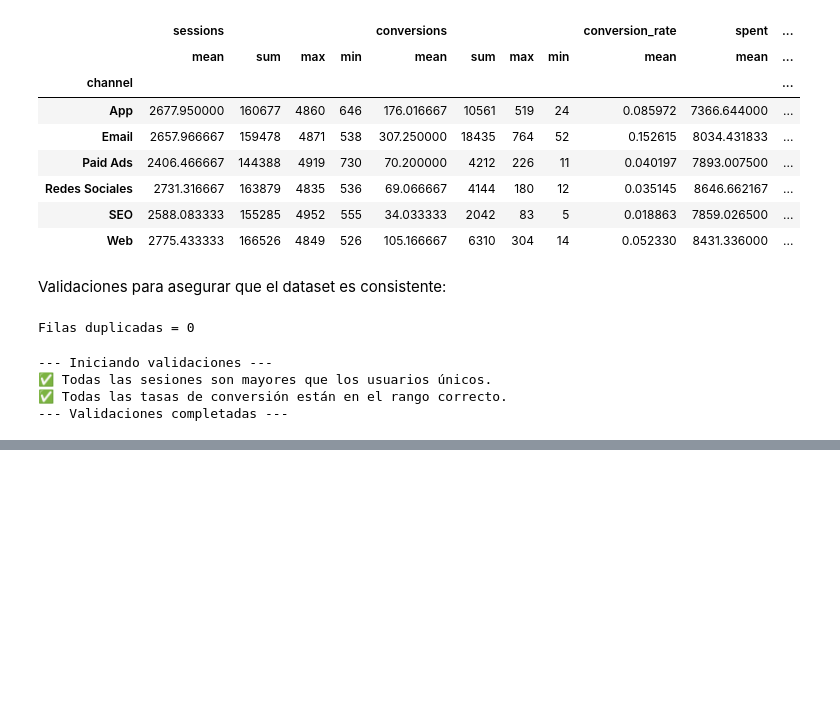
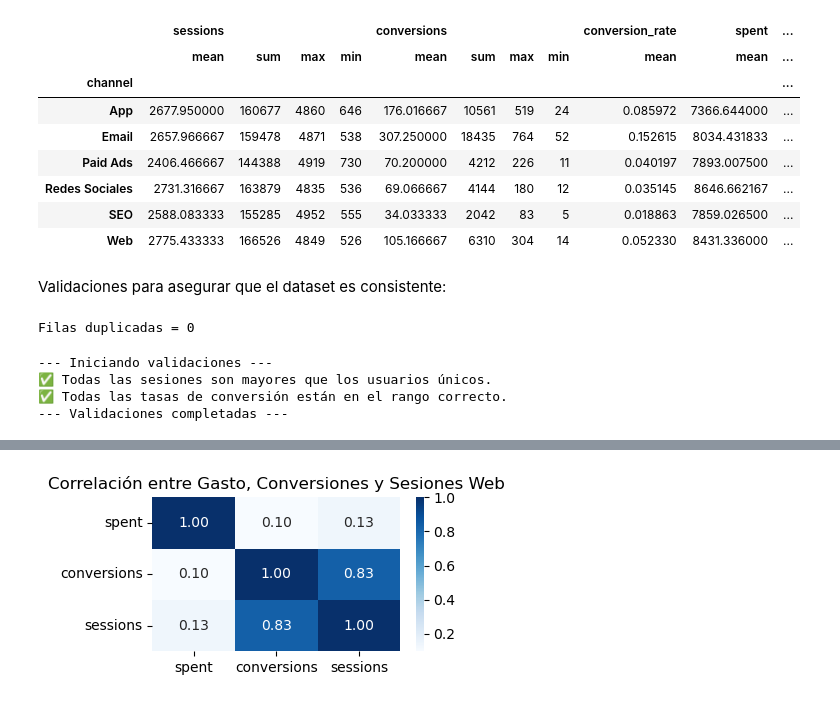
Before and after one commit to Iara-AC/caso-practico-Arkana, a Jupyter notebook: EDA_dados.ipynb, the cells around one changed output, grey strips where cells are left out. Cells and saved outputs as stored; diff of their text form; code cells hidden in the pictures; blank space fills up the shorter version.

```diff
--- a/EDA_dados.ipynb
+++ b/EDA_dados.ipynb
@@ -236,0 +262,25 @@ run_validations(df)
+# %%
+def plot_correlation_chart(df,channel):
+
+    # Filtrar solo los canales 'App' y 'Web'
+    df_filtered = df[df['channel'].isin([channel])]
+
+    # Seleccionar las columnas de interés
+    df_corr = df_filtered[['spent', 'conversions', 'sessions']]
+
+    # Calcular la matriz de correlación
+    correlation_matrix = df_corr.corr()
+
+    # creamos una matriz booleana de máscara
+    mask = np.triu(np.ones_like(df_corr, dtype=bool))
+
+    # Crear el gráfico de calor con Seaborn
+    plt.figure(figsize=(4, 2))
+    sns.heatmap(correlation_matrix, annot=True, cmap='Blues', fmt='.2f')
+    plt.title (f'Correlación entre Gasto, Conversiones y Sesiones {channel}')
+    plt.show()
+
+# Llamar la función con el archivo cargado
+plot_correlation_chart(df,'Web')
+# %% [output]
+[figure, added]
```
Also changed, not shown: parts of 3 cells of this notebook, 1 other file.
